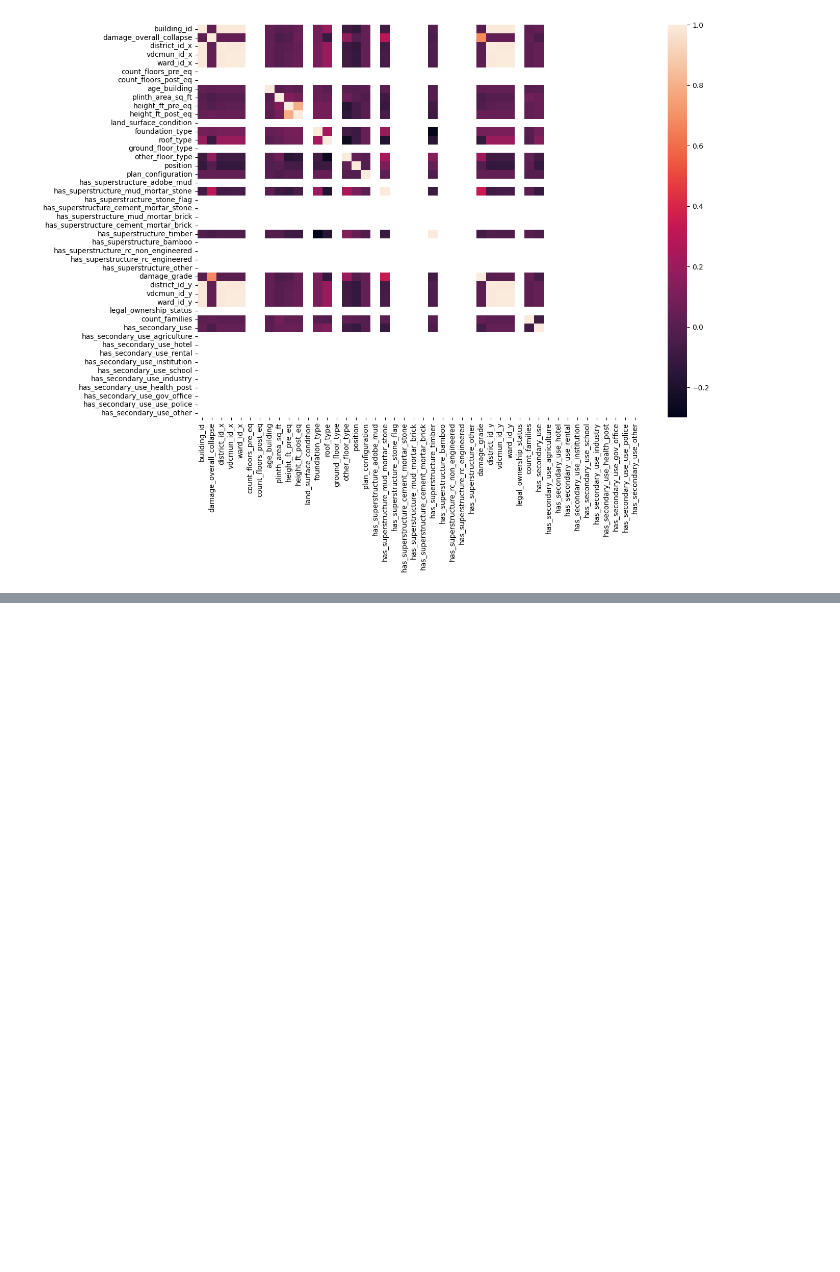
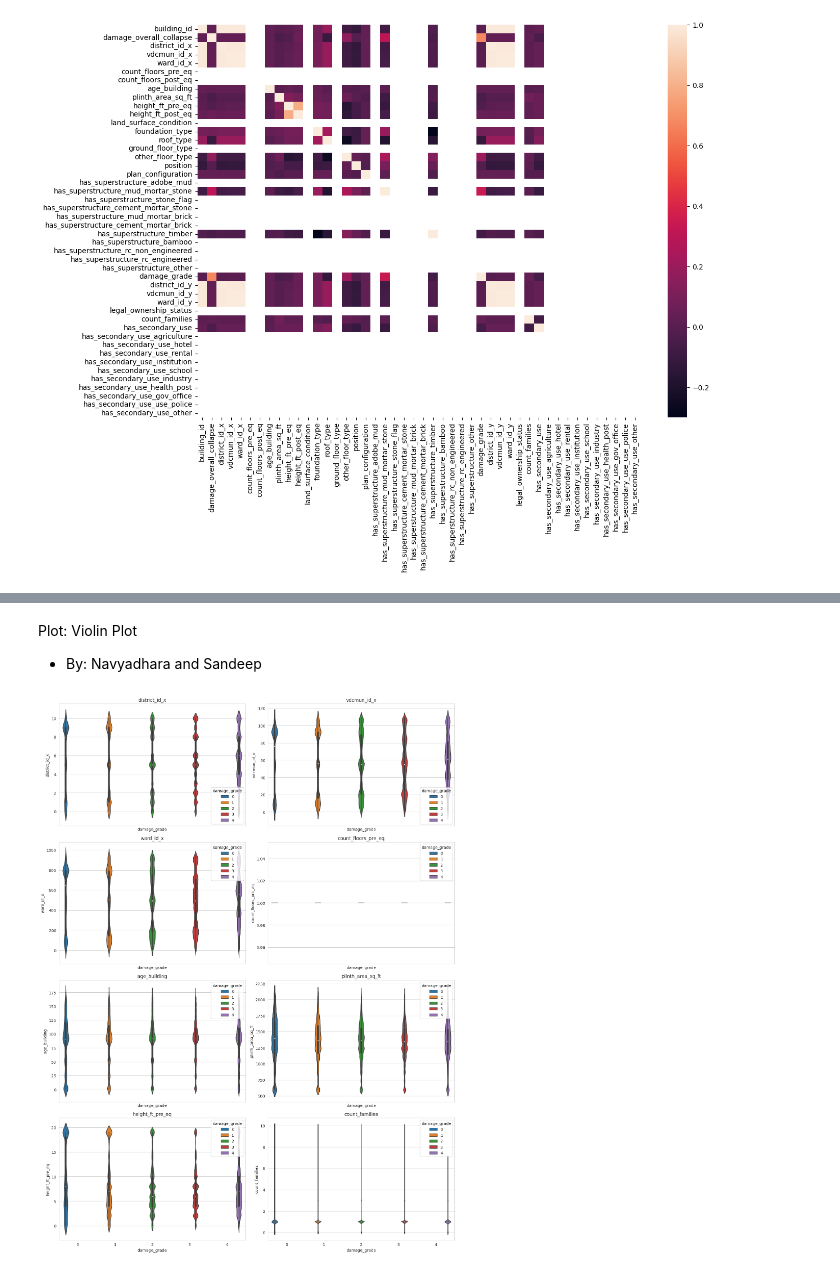
Before and after one commit to navydhara79/cs418-sp23-DarthVader, a Jupyter notebook: IDS_Progress_mid.ipynb, the cells around one changed output, grey strips where cells are left out. Saved outputs shown, nothing was run; the diff lists cells and outputs as text; code cells hidden in the pictures; blank space fills up the shorter version.

```diff
--- a/IDS_Progress_mid.ipynb
+++ b/IDS_Progress_mid.ipynb
@@ -332,0 +357,17 @@ sns.heatmap(corr)
+# %% [markdown]
+Plot: Violin Plot
+- By: Navyadhara and Sandeep
+# %%
+
+cols = ['district_id_x', 'vdcmun_id_x', 'ward_id_x','count_floors_pre_eq','age_building','plinth_area_sq_ft','height_ft_pre_eq','count_families']
+fig, axes = plt.subplots(nrows=4, ncols=2, figsize=(15, 20), sharex=True)
+
+for i, cols in enumerate(cols):
+    row = i // 2
+    col = i % 2
+    sns.violinplot(data=df, x='damage_grade', y=cols, hue='damage_grade', ax=axes[row, col])
+    axes[row, col].set_title(cols)
+
+plt.tight_layout()
+# %% [output]
+[figure, added]
```
Also changed, not shown: parts of 4 cells of this notebook.
